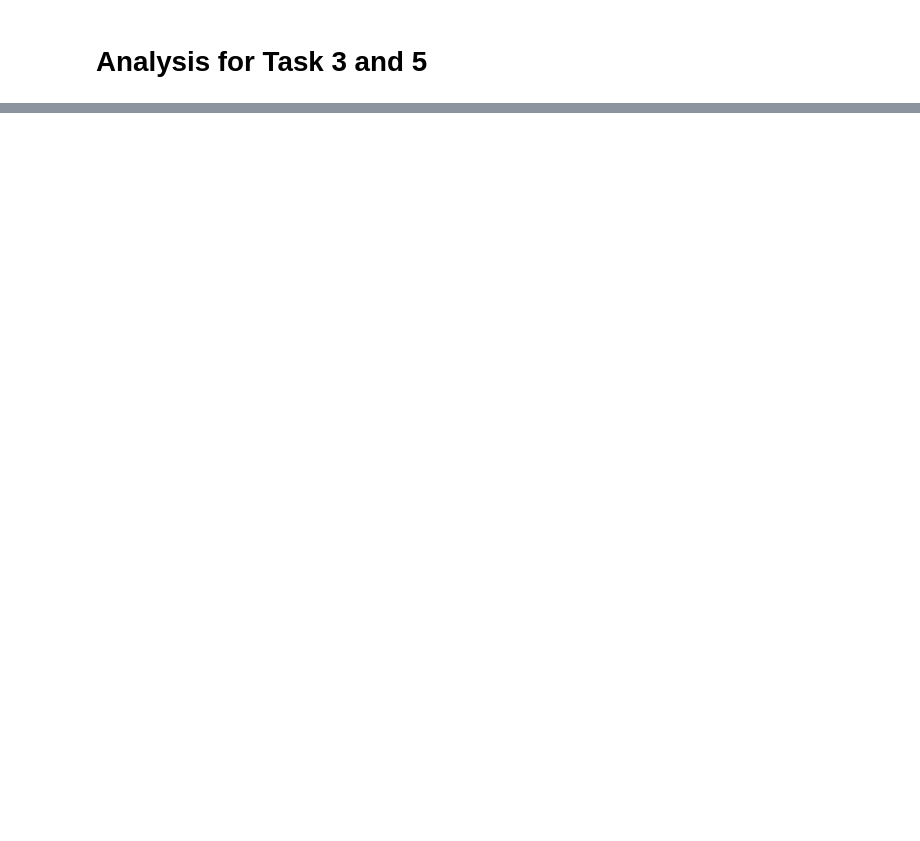
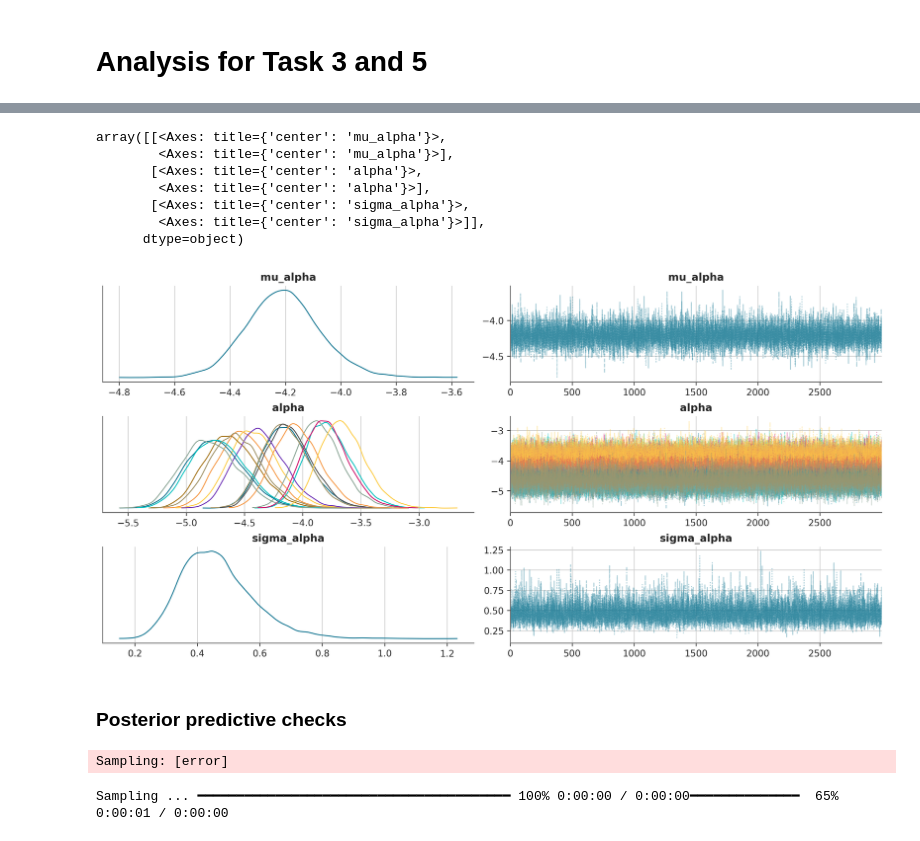
Before and after one commit to mika-long/vis-decode-analysis, a Jupyter notebook: PyMC/task3&5.ipynb, the cells around one changed output, grey strips where cells are left out. Saved outputs shown, nothing was run; the diff lists cells and outputs as text; code cells hidden in the pictures; blank space fills up the shorter version.

Commit message:
fitted a model with pymc for task 3

```diff
--- a/PyMC/task3&5.ipynb
+++ b/PyMC/task3&5.ipynb
@@ -35,0 +74,26 @@ with pm.Model() as task_5_x_model:
+# %%
+# prepare data
+error_va = (task3_df.select("va.select.y") - task3_df.select("va.ans.y")).to_numpy().flatten()
+va_dist = task3_df.select("va.ans.x").to_numpy().flatten()
+# %%
+# create participant index mapping (for hierarchical modeling)
+participant_ids = task3_df.select("participantId").to_numpy().flatten()
+participant_idx, unique_participants = pd.factorize(participant_ids)
+# %%
+with pm.Model(coords={
+    "participant": unique_participants
+}) as task_3_model:
+    # hyperpriors
+    sigma_alpha = pm.HalfCauchy("sigma_alpha", 1)
+    mu_alpha = pm.Normal("mu_alpha", 0, 1)
+
+    # participant-level intercept
+    alpha = pm.Normal("alpha", mu_alpha, sigma_alpha, dims="participant")
+
+    # observation level variance
+    va = pm.Data("vis_angle", va_dist)
+    log_sigma = alpha[participant_idx] + pm.math.log(va)
+    sigma = pm.math.exp(log_sigma)
+
+    # likelihood
+    error = pm.Normal("error", 0, sigma, observed=error_va)
@@ -35,0 +106,11 @@ with pm.Model() as task_5_x_model:
+# %%
+# fit the model
+with task_3_model:
+    task_3_trace = pm.sample(
+        draws = 3000,
+        tune=3000,
+        chains=4,
+        cores=4,
+        random_seed = 42,
+        progressbar=False
+    )
@@ -35,0 +150,20 @@ with pm.Model() as task_5_x_model:
+# %%
+az.plot_trace(task_3_trace, combined=True)
+# %% [output]
+array([[<Axes: title={'center': 'mu_alpha'}>,
+        <Axes: title={'center': 'mu_alpha'}>],
+       [<Axes: title={'center': 'alpha'}>,
+        <Axes: title={'center': 'alpha'}>],
+       [<Axes: title={'center': 'sigma_alpha'}>,
+        <Axes: title={'center': 'sigma_alpha'}>]],
+      dtype=object)
+[figure, added]
+# %% [markdown]
+### Posterior predictive checks
+# %%
+# posterior predictive check
+with task_3_model:
+    pm.sample_posterior_predictive(task_3_trace, extend_inferencedata=True, random_seed=42)
+# %% [output]
+Sampling: [error]
+Sampling ... ━━━━━━━━━━━━━━━━━━━━━━━━━━━━━━━━━━━━━━━━ 100% 0:00:00 / 0:00:00━━━━━━━━━━━━━━  65% 0:00:01 / 0:00:00
```
Also changed, not shown: parts of 22 cells of this notebook, 3 other files.
